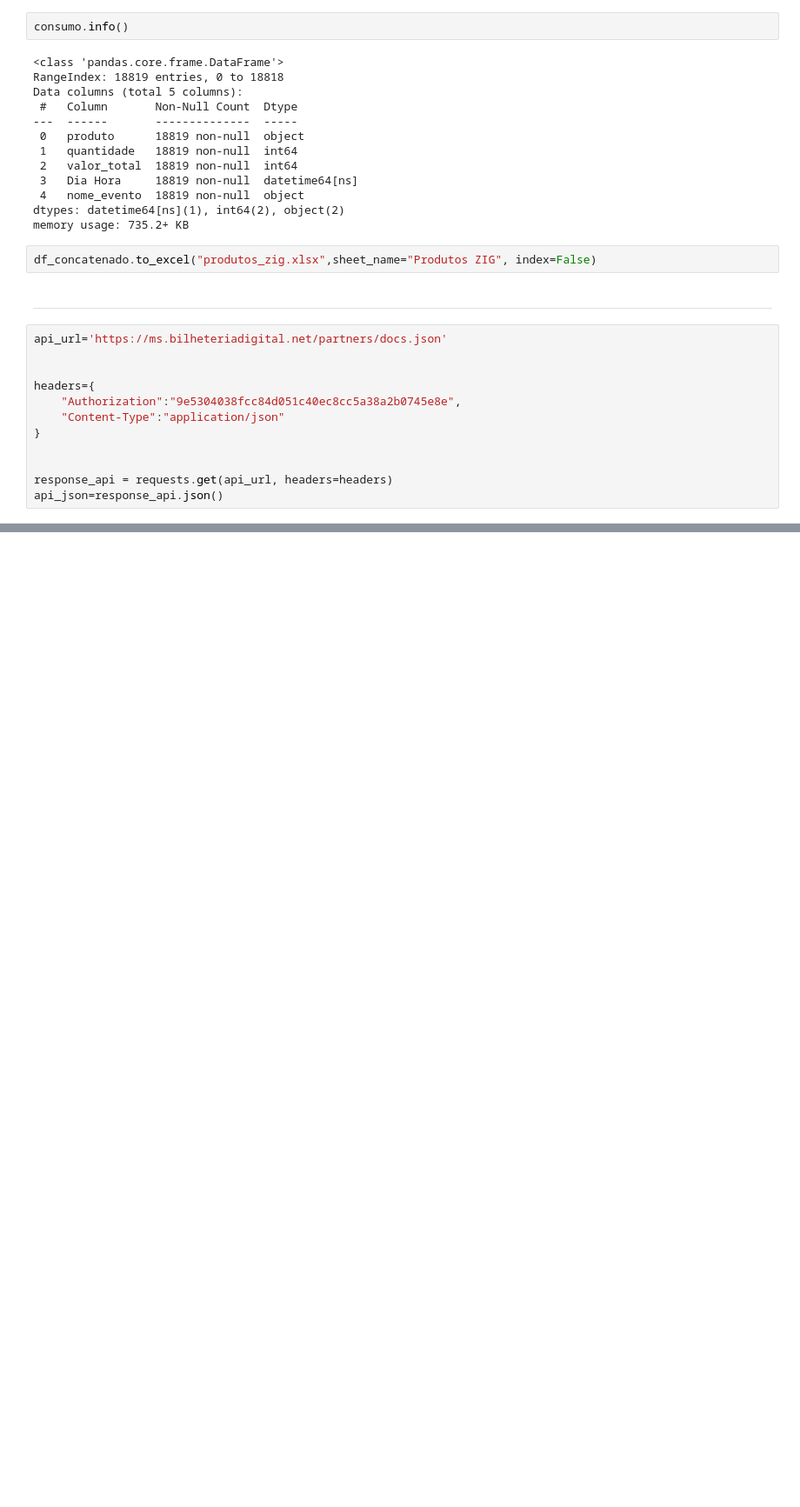
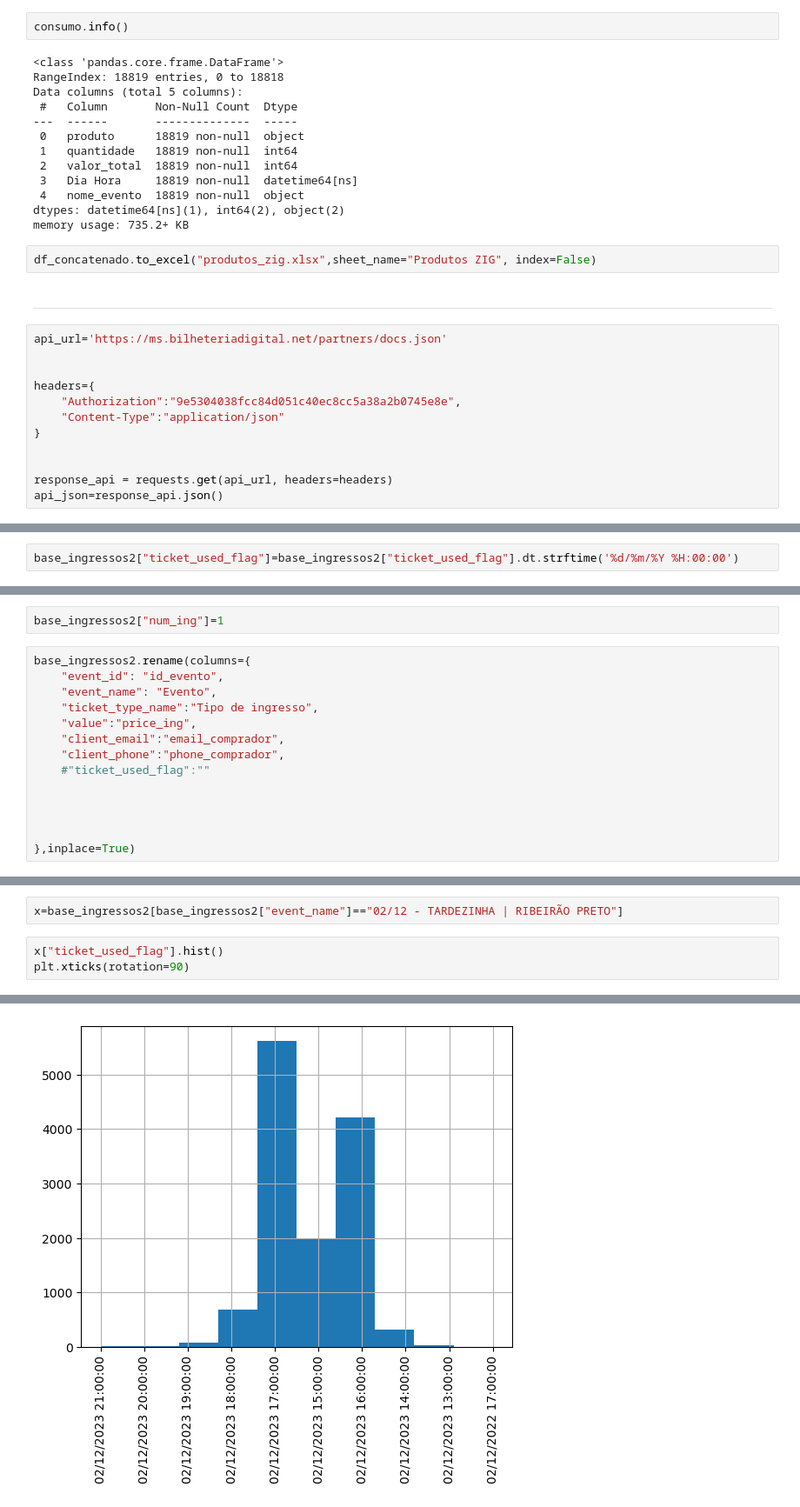
Before and after one commit to mateusono1/CB-Produ-es, a Jupyter notebook: Bilheteria_Digital.ipynb, the cells around one changed output, grey strips where cells are left out. Shown: that part at 87% size. Cells and saved outputs as stored; diff of their text form; blank space fills up the shorter version.

```diff
--- a/Bilheteria_Digital.ipynb
+++ b/Bilheteria_Digital.ipynb
@@ -186,0 +235,2 @@ teste_df
+# %%
+base_ingressos2["ticket_used_flag"]=base_ingressos2["ticket_used_flag"].dt.strftime('%d/%m/%Y %H:00:00')
@@ -186,0 +265,16 @@ teste_df
+# %%
+base_ingressos2["num_ing"]=1
+# %%
+base_ingressos2.rename(columns={
+    "event_id": "id_evento",
+    "event_name": "Evento",
+    "ticket_type_name":"Tipo de ingresso",
+    "value":"price_ing",
+    "client_email":"email_comprador",
+    "client_phone":"phone_comprador",
+    #"ticket_used_flag":""
+
+
+
+
+},inplace=True)
@@ -186,0 +311,6 @@ teste_df
+# %%
+x=base_ingressos2[base_ingressos2["event_name"]=="02/12 - TARDEZINHA | RIBEIRÃO PRETO"]
+# %%
+x["ticket_used_flag"].hist()
+plt.xticks(rotation=90)
+# %% [output]
@@ -186,0 +328 @@ teste_df
+[figure, added]
```
Also changed, not shown: parts of 15 cells of this notebook.
